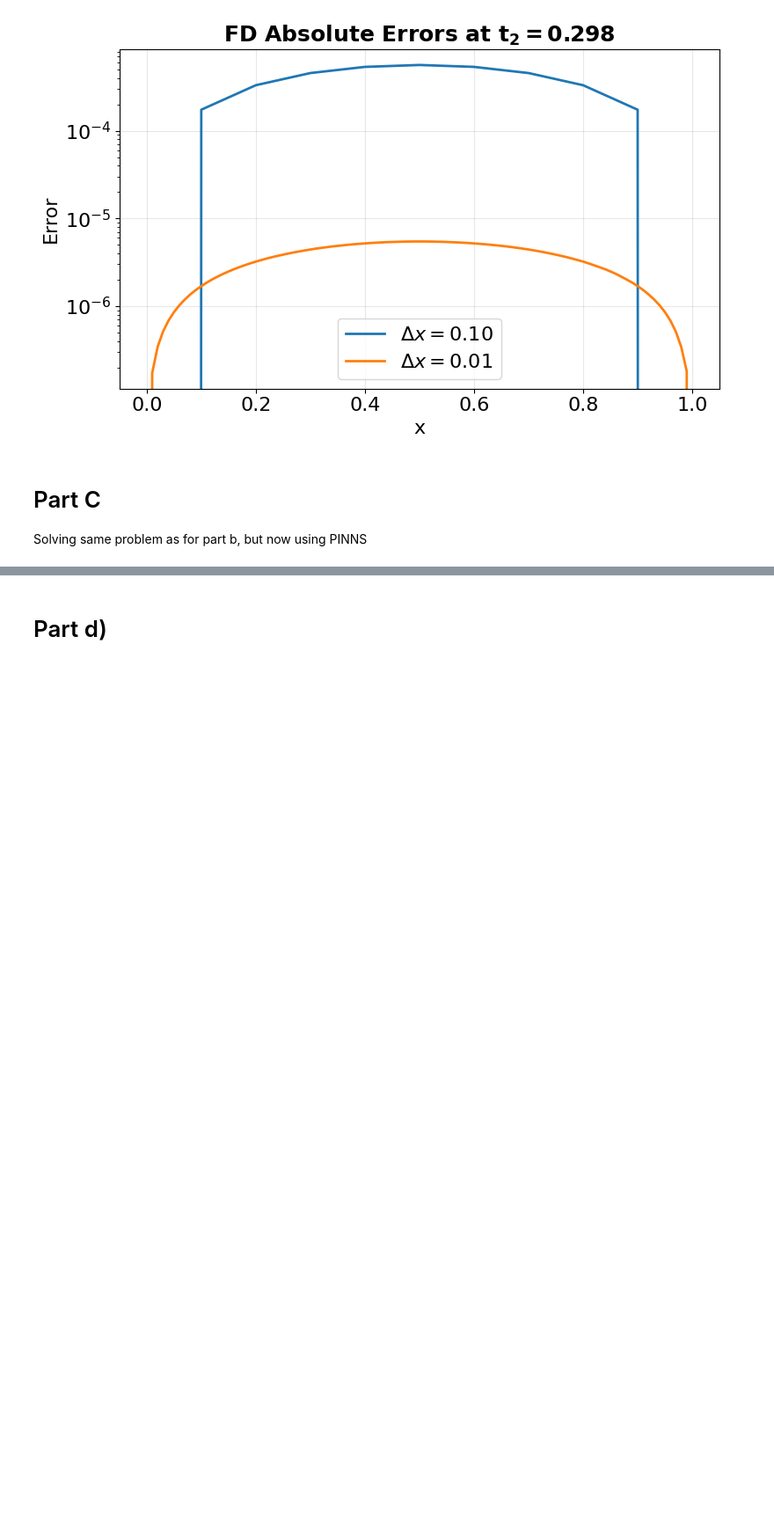
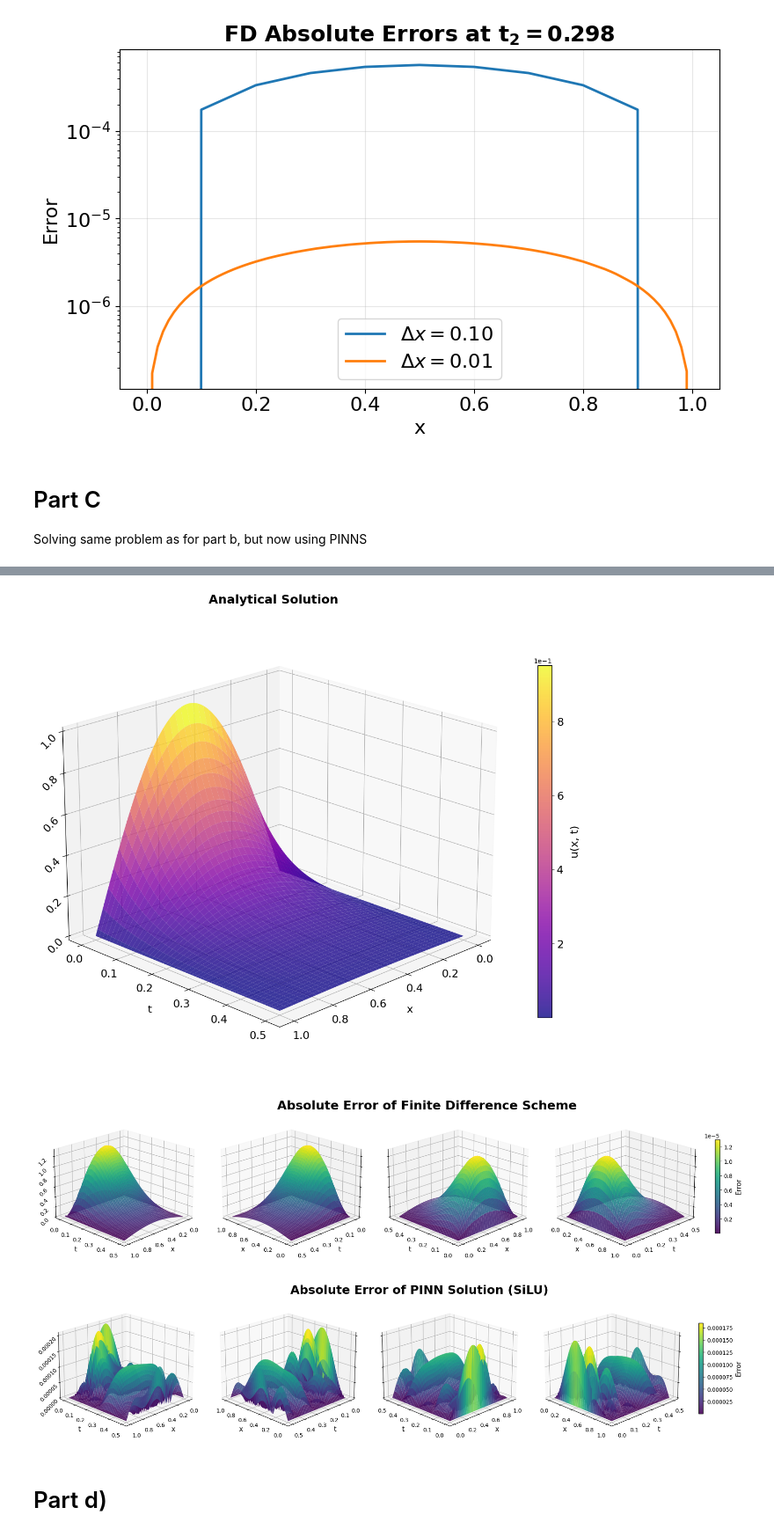
Before and after one commit to livelstorborg/FYS-STK4155, a Jupyter notebook: project3/code/notebooks/main.ipynb, the cells around one changed output, grey strips where cells are left out. Shown at 88% size. Drawn from its saved outputs; the diff is of its cells as text; code cells hidden in the pictures; blank space fills up the shorter version.

```diff
--- a/project3/code/notebooks/main.ipynb
+++ b/project3/code/notebooks/main.ipynb
@@ -37,26 +41,24 @@ Solving same problem as for part b, but now using PINNS
 # %%
 # Finite Difference scheme
 u_fd, x, t = fd_solve(Nx=100, T=0.5, alpha=0.4)
-
-
-# TODO: plot PINN with t, not t_pinn. What t should we use? And what effect does it have?
-# Effect of activation functions. Does sinus activations perform better? Perhaps since initial condition is sinusoidal.
-
 u_true = u_exact(x, t)
 
-# SiLU
+# SiLU Activation
 model_silu, losses_silu = train_pinn(
-    steps=10000, layers=[2, 32, 32, 32, 1], activations=[jnn.silu, jnn.silu, jnn.silu]
+    steps=10000,
+    layers=[2, 32, 32, 32, 1],
+    activations=[jnn.silu, jnn.silu, jnn.silu],
+    N_int=10000,
 )
-# Use coarser temporal grid for PINN evaluation (no stability constraint)
-t_pinn = jnp.linspace(0, 0.5, 101)
-u_nn_silu = evaluate_pinn(model_silu, x, t_pinn)
+
+u_nn_silu = evaluate_pinn(model_silu, x, t)
 
 # Error surfaces
 error_fd = np.abs(u_fd - u_true)
-u_true_pinn = u_exact(x, t_pinn)
+u_true_pinn = u_exact(x, t)
 error_nn_silu = np.abs(u_nn_silu - u_true_pinn)
 
+# Plotting
 rotations = [45, 135, 225, 315]
 
 fd_surfaces = [error_fd for _ in rotations]
@@ -66,42 +68,30 @@ pinn_surfaces_silu = [error_nn_silu for _ in rotations]
 plot_3d_surface(
     x,
     t,
-    u_fd,
+    u_true,
     elev=20,
-    azims=rotations,
-    save_path="../figs/fd_solution.pdf",
-    title="Finite Difference Solution",
+    azim=45,
+    save_path="../figs/exact_solution.pdf",
+    title="Analytical Solution",
 )
 
-plot_3d_surface(
-    x,
-    t_pinn,
-    u_nn_silu,
-    elev=20,
-    azims=rotations,
-    save_path="../figs/pinn_solution_silu.pdf",
-    title="PINN Solution (SiLU Activation)",
-)
-
-
-# Error surface plots
 subplot_3d_surface(
     x,
     t,
     fd_surfaces,
     elev=20,
     azims=rotations,
-    save_path="../figs/error_surface_fd.pdf",
+    save_path="../figs/fd_error_surfaces.pdf",
     title="Absolute Error of Finite Difference Scheme",
 )
 
 subplot_3d_surface(
     x,
-    t_pinn,
+    t,
     pinn_surfaces_silu,
     elev=20,
     azims=rotations,
-    save_path="../figs/error_surface_pinn_silu.pdf",
+    save_path="../figs/pinn_error_surfaces_silu.pdf",
     title="Absolute Error of PINN Solution (SiLU)",
 )
 # %% [output]
@@ -113,3 +115,6 @@ subplot_3d_surface(
+[figure, added]
+[figure, added]
+[figure, added]
 # %% [markdown]
 # Part d)
 # %%
```
Also changed, not shown: parts of 6 cells of this notebook, 34 other files.
